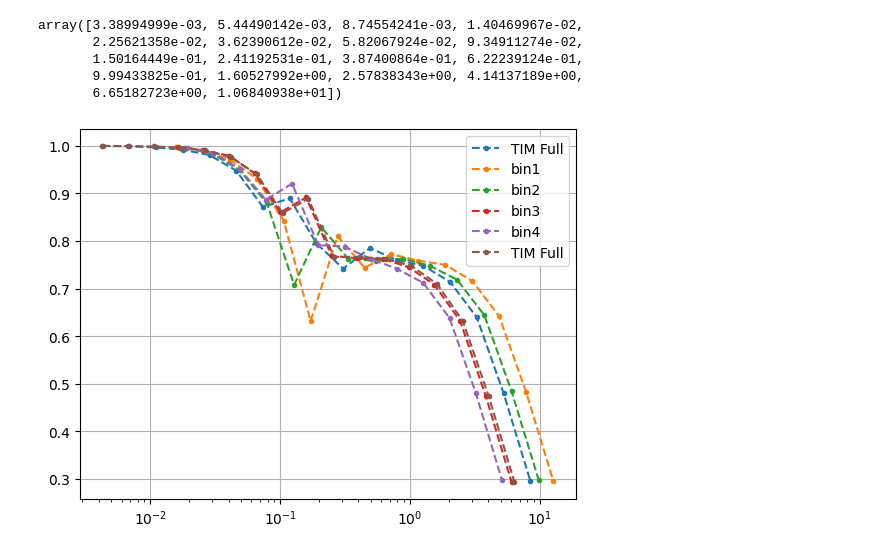
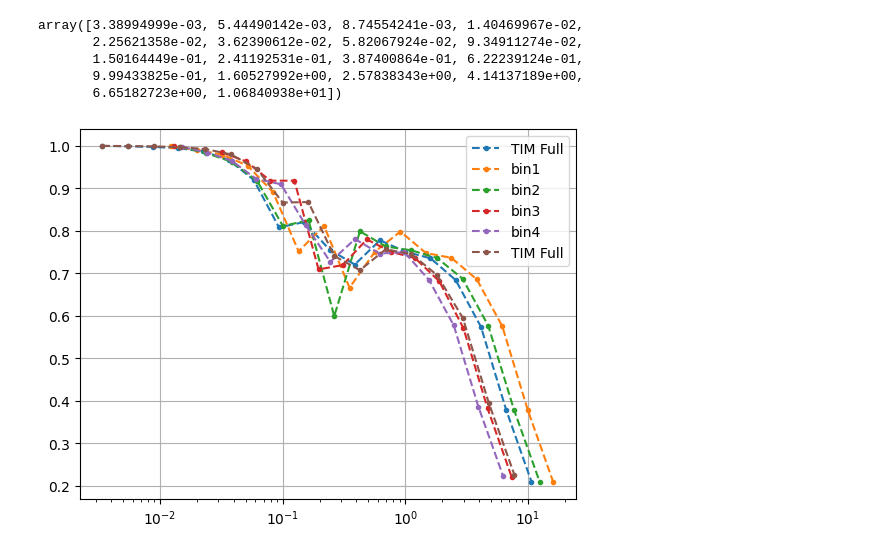
Before and after one commit to shubhagrawal30/crossLIM, a Jupyter notebook: camb/calc.ipynb, the cells around one changed output. Saved outputs shown, nothing was run; the diff lists cells and outputs as text; code cells hidden in the pictures.

```diff
--- a/camb/calc.ipynb
+++ b/camb/calc.ipynb
@@ -242,6 +248,11 @@ print(z_idxs)
 Pms = [(ks, Pm[z_idx]) for (ks, _, Pm), z_idx in zip(binned_results, z_idxs)]
 # %% [output]
 [2, 0, 1, 3, 4, 2]
+# %%
+kbin_edges = [np.append([0], np.sqrt(ks * np.append(ks[1:], [np.max(km)])))
+            for km, (ks, _) in zip(k_mags, Pms)]
+# get bin edges by selecting the midway between each CAMB k prediction
+# use geometric mean because bins are log-spaced
 # %%
 plt.figure()
 for i in range(len(Pms)):
@@ -275,21 +286,20 @@ array([3.38994999e-03, 5.44490142e-03, 8.74554241e-03, 1.40469967e-02,
 # %%
 window_avgs = [np.array([np.mean(win[np.logical_and(km < kb[i+1], km >= kb[i])])
                 for i in range(len(kb)-1)])
-        for win, km, (kb, _) in zip(windows, k_mags, Pms)]
-kbincens = [np.sqrt(kb[1:] * kb[:-1]) for kb, _ in Pms] # logspaced
+        for win, km, kb in zip(windows, k_mags, kbin_edges)]
 # %%
 plt.figure()
 for i in range(len(Pms)):
     if i == 0 or i == 5:
-        plt.plot(kbincens[i], window_avgs[i], label = 'TIM Full', linestyle='--', marker='.')
+        plt.plot(Pms[i][0], window_avgs[i], label = 'TIM Full', linestyle='--', marker='.')
     else:
-        plt.plot(kbincens[i], window_avgs[i], label = 'bin'+str(i), linestyle='--', marker='.')
+        plt.plot(Pms[i][0], window_avgs[i], label = 'bin'+str(i), linestyle='--', marker='.')
 
 plt.xscale('log')
 plt.grid()
 plt.legend()
 plt.show()
 plt.close()
 # %% [output]
-[figure, old version]
+[figure, new version]
 # %%
```
Also changed, not shown: parts of 11 cells of this notebook, 3 other files.
